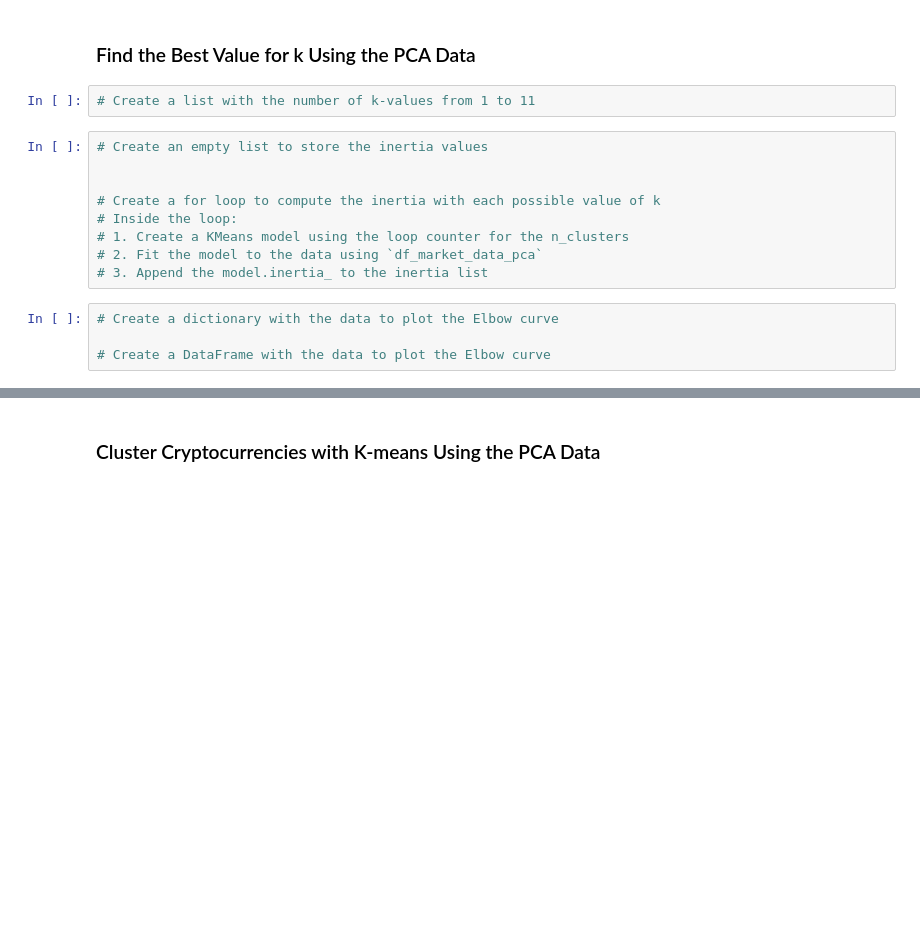
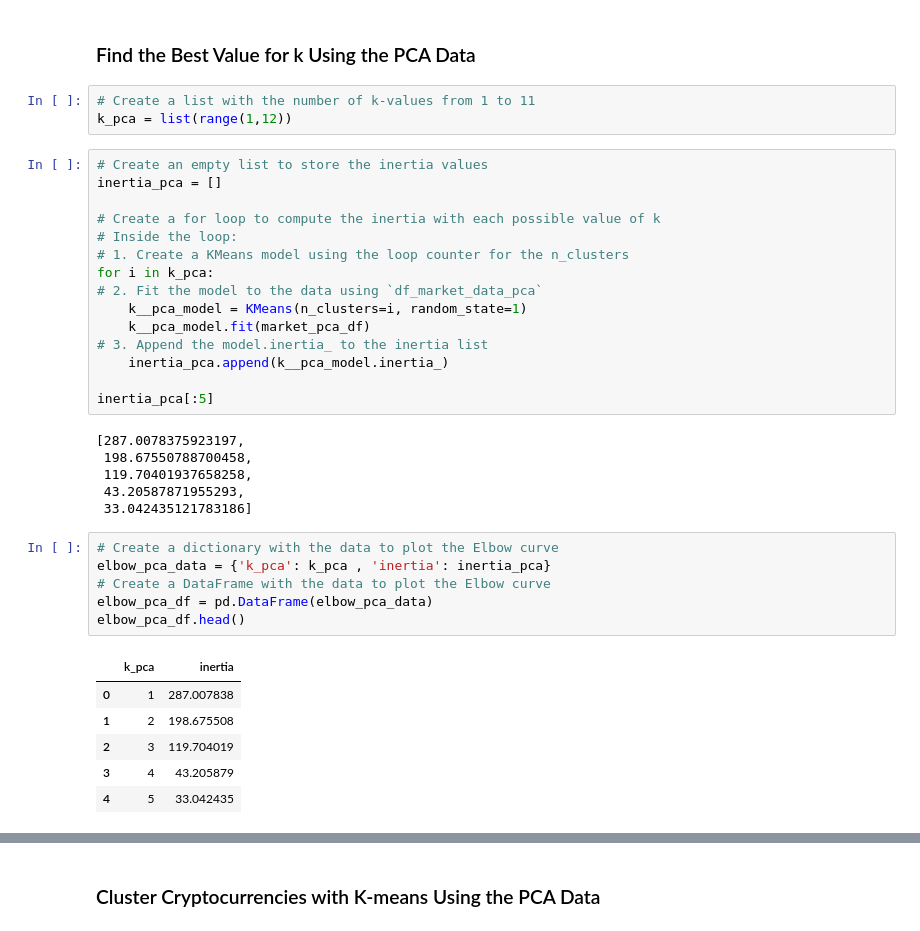
Before and after one commit to caelwillis/CryptoClustering, a Jupyter notebook: Crypto_Clustering.ipynb, the cells around one changed output, grey strips where cells are left out. Saved outputs shown, nothing was run; the diff lists cells and outputs as text; blank space fills up the shorter version.

```diff
--- a/Crypto_Clustering.ipynb
+++ b/Crypto_Clustering.ipynb
@@ -220,19 +275,41 @@ elbow_df.hvplot.line(
 ### Find the Best Value for k Using the PCA Data
 # %%
 # Create a list with the number of k-values from 1 to 11
+k_pca = list(range(1,12))
 # %%
 # Create an empty list to store the inertia values
-
+inertia_pca = []
 
 # Create a for loop to compute the inertia with each possible value of k
 # Inside the loop:
 # 1. Create a KMeans model using the loop counter for the n_clusters
+for i in k_pca:
 # 2. Fit the model to the data using `df_market_data_pca`
+    k__pca_model = KMeans(n_clusters=i, random_state=1)
+    k__pca_model.fit(market_pca_df)
 # 3. Append the model.inertia_ to the inertia list
+    inertia_pca.append(k__pca_model.inertia_)
+
+inertia_pca[:5]
+# %% [output]
+[287.0078375923197,
+ 198.67550788700458,
+ 119.70401937658258,
+ 43.20587871955293,
+ 33.042435121783186]
 # %%
 # Create a dictionary with the data to plot the Elbow curve
-
+elbow_pca_data = {'k_pca': k_pca , 'inertia': inertia_pca}
 # Create a DataFrame with the data to plot the Elbow curve
+elbow_pca_df = pd.DataFrame(elbow_pca_data)
+elbow_pca_df.head()
+# %% [output]
+|  | k_pca | inertia |
+| 0 | 1 | 287.007838 |
+| 1 | 2 | 198.675508 |
+| 2 | 3 | 119.704019 |
+| 3 | 4 | 43.205879 |
+| 4 | 5 | 33.042435 |
 # %%
 # Plot a line chart with all the inertia values computed with
 # the different values of k to visually identify the optimal value for k.
```
Also changed, not shown: parts of 19 cells of this notebook.
